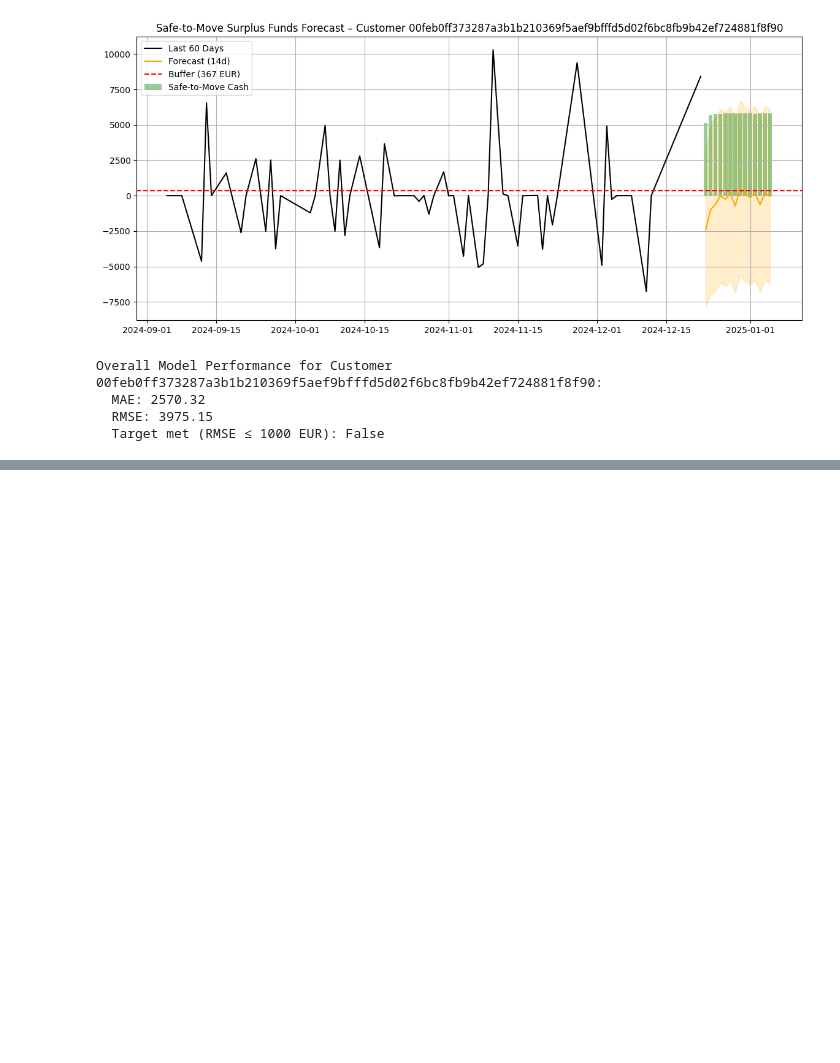
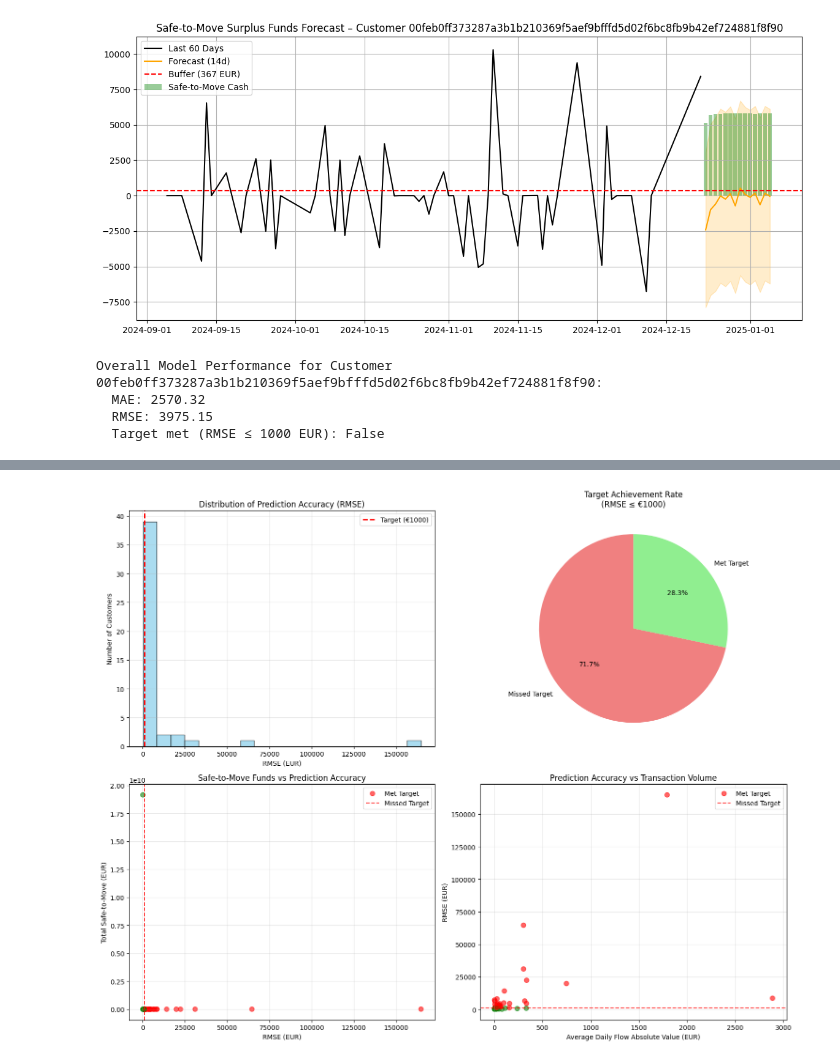
Before and after one commit to marleneibrus/ML-SEB, a Jupyter notebook: Notebooks/project_pre.ipynb, the cells around one changed output, grey strips where cells are left out. Cells and saved outputs as stored; diff of their text form; code cells hidden in the pictures; blank space fills up the shorter version.

```diff
--- a/Notebooks/project_pre.ipynb
+++ b/Notebooks/project_pre.ipynb
@@ -369,0 +569,50 @@ Overall Model Performance for Customer 00feb0ff373287a3b1b210369f5aef9bfffd5d02f
+# %%
+# ========================================
+# 15. Visualization of Overall Results
+# ========================================
+
+# Create subplots
+fig, axes = plt.subplots(2, 2, figsize=(15, 12))
+
+# 1. RMSE Distribution
+axes[0,0].hist(results_df['rmse'], bins=20, alpha=0.7, color='skyblue', edgecolor='black')
+axes[0,0].axvline(x=1000, color='red', linestyle='--', linewidth=2, label='Target (€1000)')
+axes[0,0].set_xlabel('RMSE (EUR)')
+axes[0,0].set_ylabel('Number of Customers')
+axes[0,0].set_title('Distribution of Prediction Accuracy (RMSE)')
+axes[0,0].legend()
+axes[0,0].grid(alpha=0.3)
+
+# 2. Target Achievement
+target_counts = results_df['meets_accuracy_target'].value_counts()
+colors = ['lightcoral', 'lightgreen']
+axes[0,1].pie(target_counts.values, labels=['Missed Target', 'Met Target'],
+              autopct='%1.1f%%', colors=colors, startangle=90)
+axes[0,1].set_title('Target Achievement Rate\n(RMSE ≤ €1000)')
+
+# 3. Safe-to-Move vs RMSE
+scatter = axes[1,0].scatter(results_df['rmse'], results_df['total_safe_to_move'],
+                           c=results_df['meets_accuracy_target'].map({True:'green', False:'red'}),
+                           alpha=0.6, s=50)
+axes[1,0].axvline(x=1000, color='red', linestyle='--', alpha=0.7, label='RMSE Target')
+axes[1,0].set_xlabel('RMSE (EUR)')
+axes[1,0].set_ylabel('Total Safe-to-Move (EUR)')
+axes[1,0].set_title('Safe-to-Move Funds vs Prediction Accuracy')
+axes[1,0].legend(['Met Target', 'Missed Target', 'RMSE Threshold'])
+axes[1,0].grid(alpha=0.3)
+
+# 4. Daily Flow vs RMSE
+axes[1,1].scatter(results_df['avg_daily_flow'].abs(), results_df['rmse'],
+                 c=results_df['meets_accuracy_target'].map({True:'green', False:'red'}),
+                 alpha=0.6, s=50)
+axes[1,1].axhline(y=1000, color='red', linestyle='--', alpha=0.7, label='RMSE Target')
+axes[1,1].set_xlabel('Average Daily Flow Absolute Value (EUR)')
+axes[1,1].set_ylabel('RMSE (EUR)')
+axes[1,1].set_title('Prediction Accuracy vs Transaction Volume')
+axes[1,1].legend(['Met Target', 'Missed Target', 'RMSE Threshold'])
+axes[1,1].grid(alpha=0.3)
+
+plt.tight_layout()
+plt.show()
+# %% [output]
+[figure, added]
```
Also changed, not shown: parts of 11 cells of this notebook.
